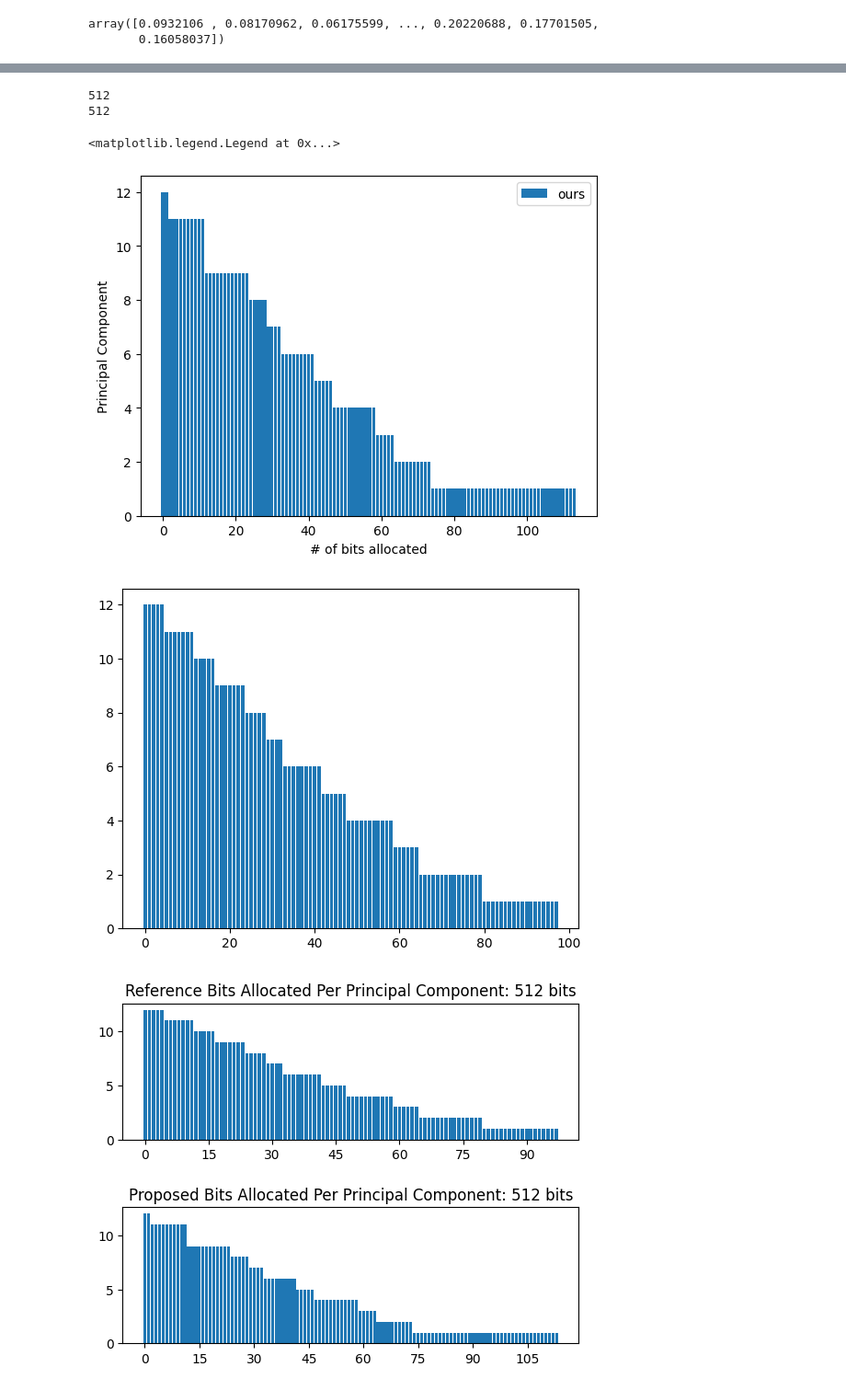
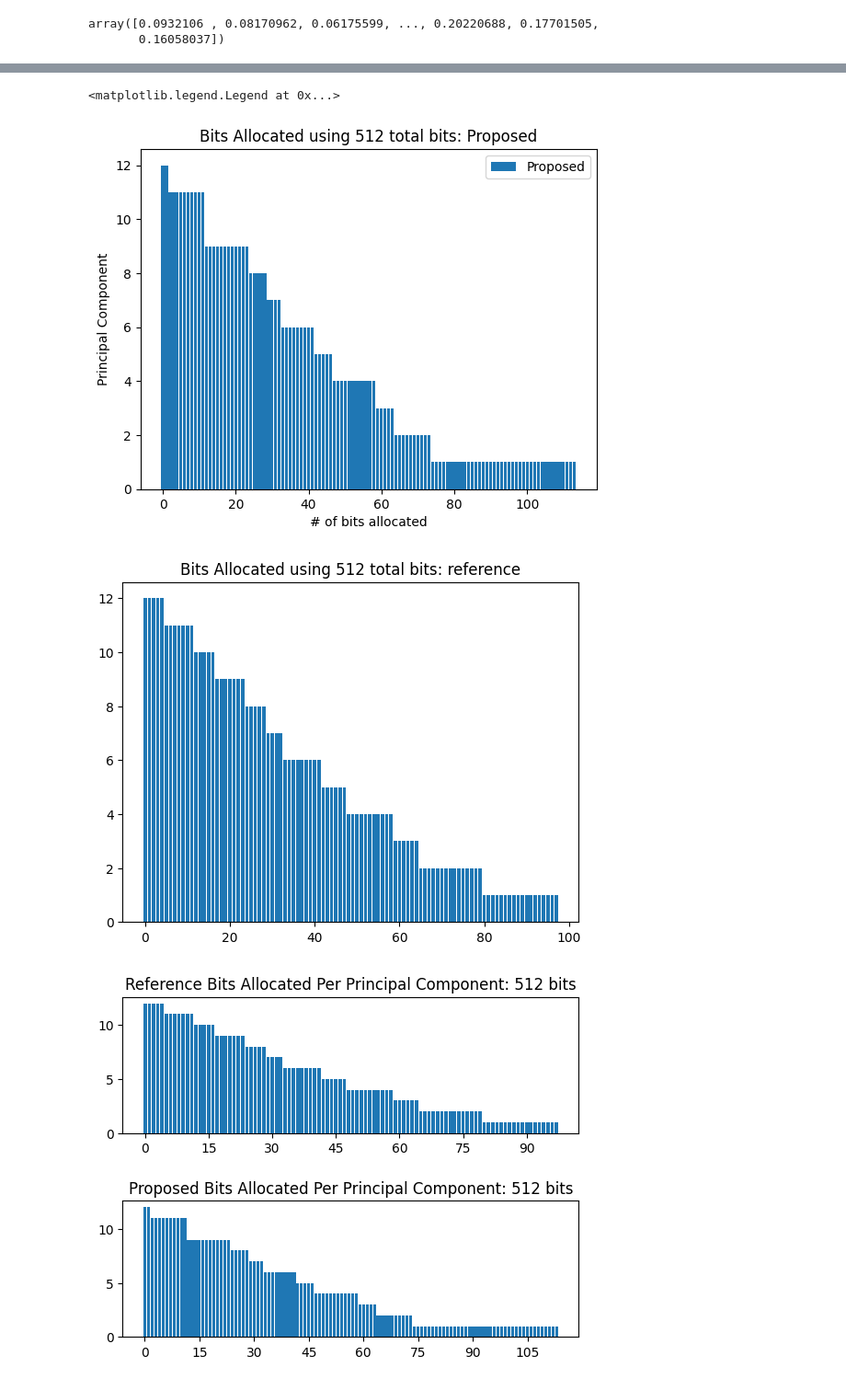
Before and after one commit to dziper/NonstaticCSI, a Jupyter notebook: project/plot_results_v2.ipynb, the cells around one changed output, grey strips where cells are left out. Shown at 92% size. Drawn from its saved outputs; the diff is of its cells as text; code cells hidden in the pictures.

```diff
--- a/project/plot_results_v2.ipynb
+++ b/project/plot_results_v2.ipynb
@@ -10,15 +10,19 @@ leg = []
 
 # Btot =[16, 32, 64, 128, 256, 512, 1024, 1536, 2048]
 Btot =[128]
-# Btot =[512, 1024, 1536]
-save_path = r"C:\Users\nrazavi\Downloads\DanielResults\results"
+# Btot =[256, 512, 1024, 1536]
+Btot =[16,32,64,128]
+
+# save_path = r"C:\Users\nrazavi\Downloads\DanielResults\results"
+save_path = "../data/DanielResults/results"
+
 for btot in Btot:
     nmse_lstm = np.load(os.path.join(save_path, f'nmse-{name}_Btot_{btot}.npy'))
     nmse_lstm_mean.append(np.mean(10 * np.log10(nmse_lstm)))
     nmse_lstms.append(nmse_lstm)
-    leg.append(f"{name} - {btot} bits")
+    leg.append(f"LSTM: CSI hist - {btot} bits")
 
-name2 = "lstm_pca80"
+name2 = "reference"
 nmse_ref_mean = []
 nmse_refs = []
 for btot in Btot:
@@ -132,8 +144,8 @@ folders = thing.split("\n")
 
 import matplotlib.pyplot as plt
 
-save_path = r"C:\Users\nrazavi\Downloads\results 2\results"
-
+# save_path = r"C:\Users\nrazavi\Downloads\results 2\results"
+save_path = "../data/results 2/results"
 def noise_add_plot(folder, name, btot):
     nmse_lstm = np.load(os.path.join(save_path, folder, f'nmse-{name}_Btot_{btot}.npy'))
     nmse_lstms.append(nmse_lstm)
@@ -150,7 +162,6 @@ for f in folders:
     leg.append(f"ref {np.floor(10*np.log10(float(f[8:f.find('_')])))}")
 
 markers = ["^","<",">","p","*"]
-print(len(nmse_lstms))
 for i in range(len(nmse_lstms)):
     nmse = nmse_lstms[i]
     cdf_nmse = np.sort(10 * np.log10(nmse))
@@ -200,36 +211,34 @@ for i in range(len(nmse_lstms)):
 # %%
 
 import matplotlib.pyplot as plt
 
-save_path = r"C:\Users\nrazavi\Downloads\results 2\results\trainsnr10.0_testsnr10.0_windowsize25"
+# save_path = r"C:\Users\nrazavi\Downloads\results 2\results\trainsnr10.0_testsnr10.0_windowsize25"
+save_path = "../data/results 2/results/trainsnr10.0_testsnr10.0_windowsize25"
 
 x = np.load(os.path.join(save_path,f'allocated_bits_lstm_pca200_Btot_512.npy'))
 y = np.load(os.path.join(save_path,f'allocated_bits_reference_pca200_Btot_512.npy'))
 
-print(np.sum(x))
-print(np.sum(y))
 
 leg = []
 def plot_alloc(name, vals):
     xs = np.arange(0,len(vals))
     plt.bar(xs, vals, label=name)
     leg.append(name)
+    plt.title(f'Bits Allocated using 512 total bits: {name}')
 
 
-plot_alloc("ours", x)
+plot_alloc("Proposed", x)
 # plot_alloc("ref", y)
 plt.xlabel('# of bits allocated')
 plt.ylabel('Principal Component')
 plt.legend(leg)
 # %% [output]
-512
-512
+<matplotlib.legend.Legend at 0x...>
-<matplotlib.legend.Legend at 0x...>
-[figure, old version]
+[figure, new version]
 # %%
 plot_alloc("reference", y)
 # %% [output]
-[figure, old version]
+[figure, new version]
 # %%
 import matplotlib.pyplot as plt
 import numpy as np
```
Also changed, not shown: parts of 5 cells of this notebook, 2 other files.
